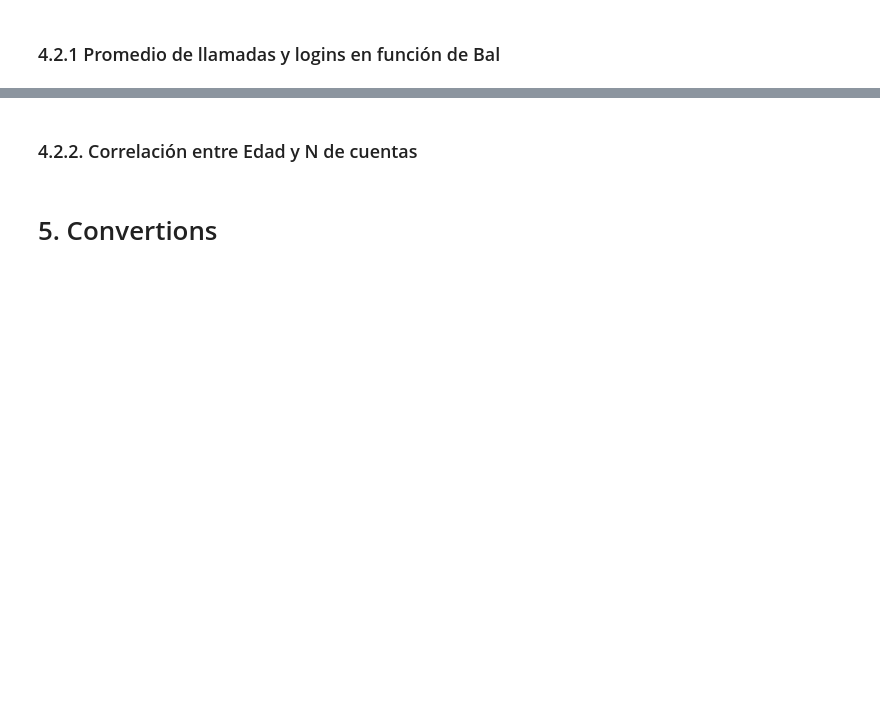
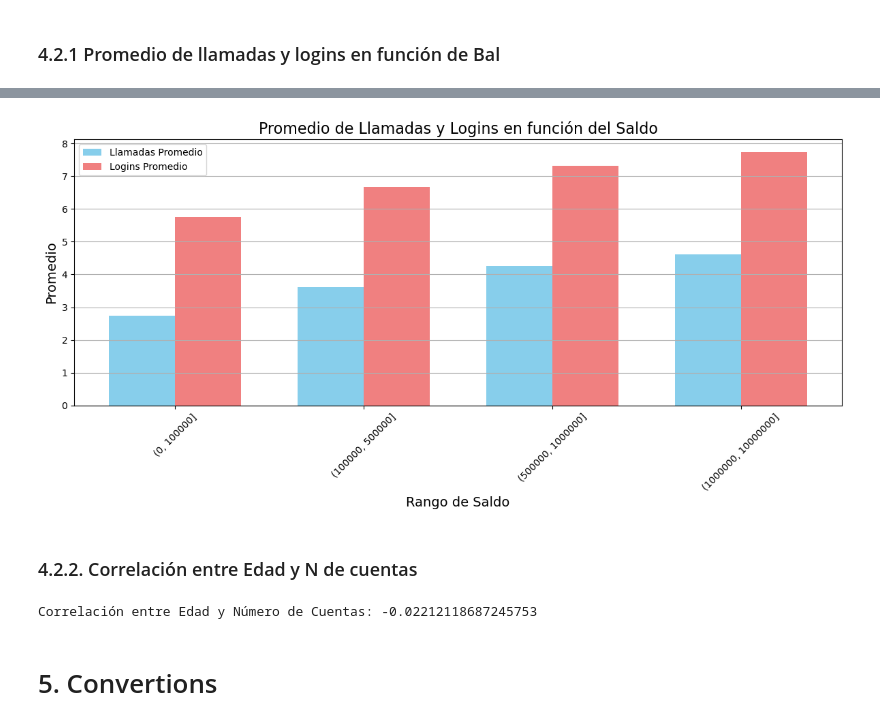
Before and after one commit to davidmoreno-gh/Vanguard-AB-Testing, a Jupyter notebook: notebooks/1. main.ipynb, the cells around one changed output, grey strips where cells are left out. Saved outputs shown, nothing was run; the diff lists cells and outputs as text; code cells hidden in the pictures; blank space fills up the shorter version.

```diff
--- a/notebooks/1. main.ipynb
+++ b/notebooks/1. main.ipynb
@@ -1065,43 +1090,45 @@ plt.show()
 # %%
-'''
 call_login_analysis = pd.DataFrame({
     'calls_6_mnth': [2.732145, 3.624848, 4.261202, 4.614339],
     'logons_6_mnth': [5.764751, 6.672235, 7.324590, 7.736712]
 }, index=pd.Index(['(0, 100000]', '(100000, 500000]', '(500000, 1000000]', '(1000000, 10000000]'], name='bal'))
 
 # Reiniciar el índice para facilitar el uso
 call_login_analysis.reset_index(inplace=True)
 
 # Crear el gráfico
 plt.figure(figsize=(12, 6))
 
 # Gráfico de barras
 bar_width = 0.35  # ancho de las barras
 x = range(len(call_login_analysis))
 
 # Barras de llamadas promedio
 plt.bar(x, call_login_analysis['calls_6_mnth'], width=bar_width, color='skyblue', label='Llamadas Promedio')
 
 # Barras de logins promedio, desplazadas a la derecha
 plt.bar([p + bar_width for p in x], call_login_analysis['logons_6_mnth'], width=bar_width, color='lightcoral', label='Logins Promedio')
 
 # Configuración de ejes
 plt.title('Promedio de Llamadas y Logins en función del Saldo', fontsize=16)
 plt.xlabel('Rango de Saldo', fontsize=14)
 plt.ylabel('Promedio', fontsize=14)
 plt.xticks([p + bar_width / 2 for p in x], call_login_analysis['bal'], rotation=45)  # Ajustar las etiquetas en el eje x
 plt.legend()
 
 # Mostrar el gráfico
 plt.grid(axis='y')
 plt.tight_layout()
 plt.show()
-'''
+# %% [output]
+[figure, added]
 # %% [markdown]
 ### 4.2.2. Correlación entre Edad y N de cuentas
 # %%
-correlation_age_accounts = df_demo['clnt_age'].corr(df_demo['num_accts'])
+correlation_age_accounts = df_clean_users['clnt_age'].corr(df_clean_users['num_accts'])
 print("Correlación entre Edad y Número de Cuentas:", correlation_age_accounts)
+# %% [output]
+Correlación entre Edad y Número de Cuentas: -0.02212118687245753
 # %% [markdown]
 # 5. Convertions
 # %% [markdown]
```
Also changed, not shown: parts of 18 cells of this notebook, 4 other files.
